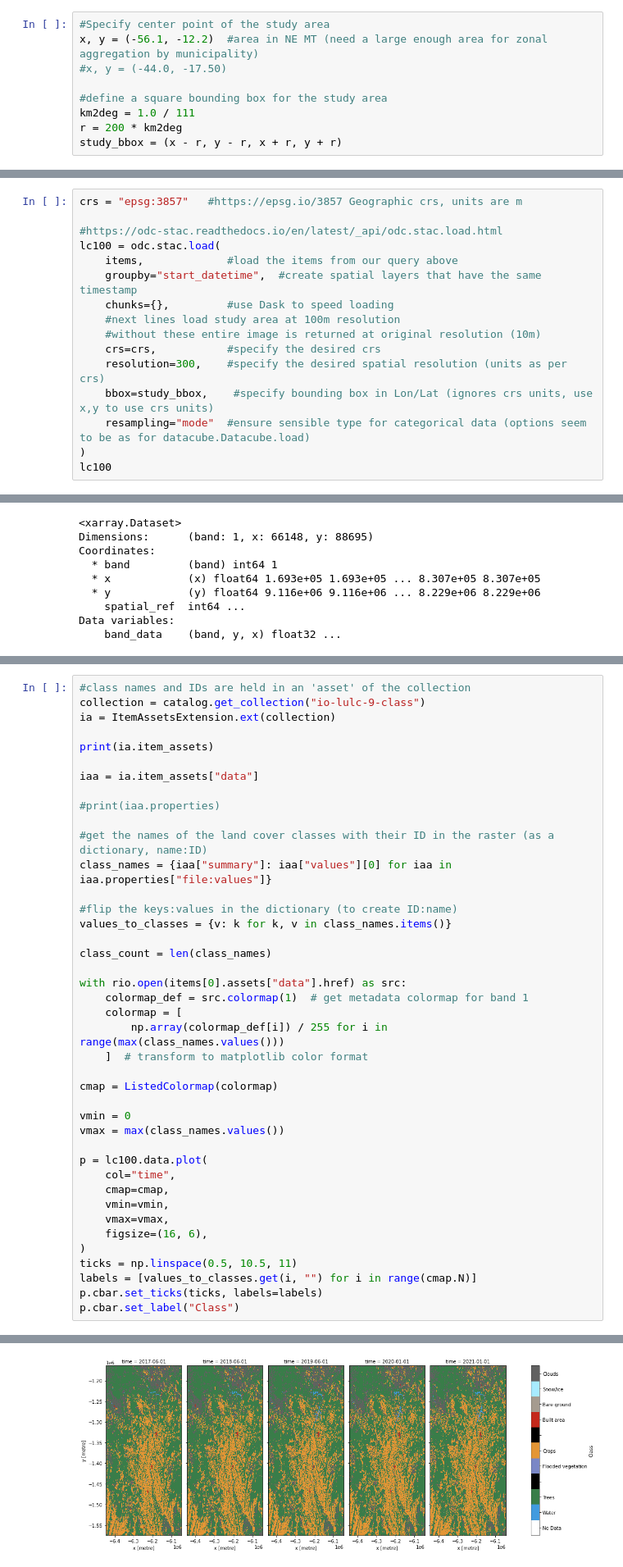
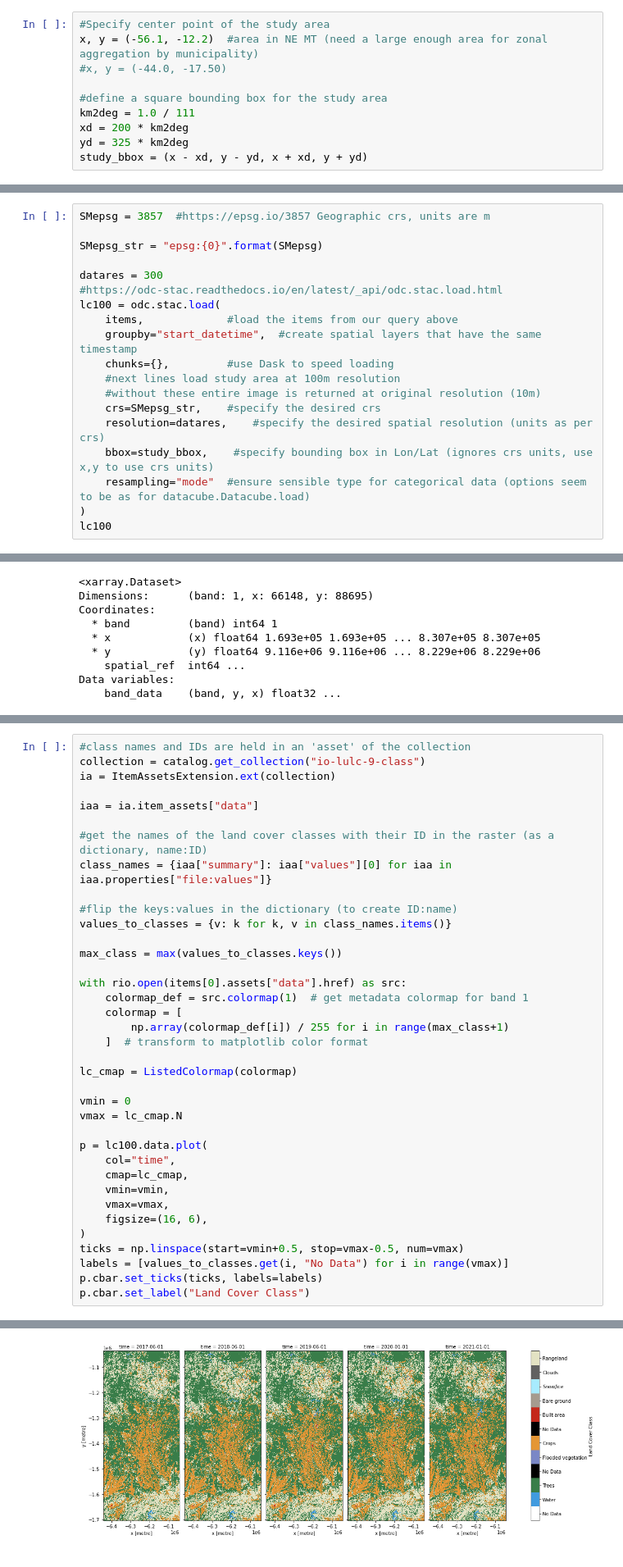
Before and after one commit to eds-book-gallery/b128b282-dee7-44a7-bc21-f1fd21452a83, a Jupyter notebook: general-exploration-landcover.ipynb, the cells around one changed output, grey strips where cells are left out. Shown at 82% size. Saved outputs shown, nothing was run; the diff lists cells and outputs as text.

```diff
--- a/general-exploration-landcover.ipynb
+++ b/general-exploration-landcover.ipynb
@@ -91,5 +88,6 @@ x, y = (-56.1, -12.2)  #area in NE MT (need a large enough area for zonal aggreg
 
 #define a square bounding box for the study area
 km2deg = 1.0 / 111
-r = 200 * km2deg
-study_bbox = (x - r, y - r, x + r, y + r)
+xd = 200 * km2deg
+yd = 325 * km2deg
+study_bbox = (x - xd, y - yd, x + xd, y + yd)
@@ -167,6 +167,9 @@ plt.show()
 # %%
-crs = "epsg:3857"   #https://epsg.io/3857 Geographic crs, units are m
+SMepsg = 3857  #https://epsg.io/3857 Geographic crs, units are m
 
+SMepsg_str = "epsg:{0}".format(SMepsg)
+
+datares = 300
 #https://odc-stac.readthedocs.io/en/latest/_api/odc.stac.load.html
 lc100 = odc.stac.load(
     items,             #load the items from our query above
@@ -174,8 +177,8 @@ lc100 = odc.stac.load(
     chunks={},         #use Dask to speed loading
     #next lines load study area at 100m resolution
     #without these entire image is returned at original resolution (10m)
-    crs=crs,           #specify the desired crs
-    resolution=300,    #specify the desired spatial resolution (units as per crs)
+    crs=SMepsg_str,    #specify the desired crs
+    resolution=datares,    #specify the desired spatial resolution (units as per crs)
     bbox=study_bbox,    #specify bounding box in Lon/Lat (ignores crs units, use x,y to use crs units)
     resampling="mode"  #ensure sensible type for categorical data (options seem to be as for datacube.Datacube.load)
 )
@@ -252,11 +257,7 @@ Data variables:
 collection = catalog.get_collection("io-lulc-9-class")
 ia = ItemAssetsExtension.ext(collection)
 
-print(ia.item_assets)
-
 iaa = ia.item_assets["data"]
-
-#print(iaa.properties)
 
 #get the names of the land cover classes with their ID in the raster (as a dictionary, name:ID)
 class_names = {iaa["summary"]: iaa["values"][0] for iaa in iaa.properties["file:values"]}
@@ -264,28 +265,28 @@ class_names = {iaa["summary"]: iaa["values"][0] for iaa in iaa.properties["file:
 #flip the keys:values in the dictionary (to create ID:name)
 values_to_classes = {v: k for k, v in class_names.items()}
 
-class_count = len(class_names)
+max_class = max(values_to_classes.keys())
 
 with rio.open(items[0].assets["data"].href) as src:
     colormap_def = src.colormap(1)  # get metadata colormap for band 1
     colormap = [
-        np.array(colormap_def[i]) / 255 for i in range(max(class_names.values()))
+        np.array(colormap_def[i]) / 255 for i in range(max_class+1)
     ]  # transform to matplotlib color format
 
-cmap = ListedColormap(colormap)
+lc_cmap = ListedColormap(colormap)
 
 vmin = 0
-vmax = max(class_names.values())
+vmax = lc_cmap.N
 
 p = lc100.data.plot(
     col="time",
-    cmap=cmap,
+    cmap=lc_cmap,
     vmin=vmin,
     vmax=vmax,
     figsize=(16, 6),
 )
-ticks = np.linspace(0.5, 10.5, 11)
-labels = [values_to_classes.get(i, "") for i in range(cmap.N)]
+ticks = np.linspace(start=vmin+0.5, stop=vmax-0.5, num=vmax)
+labels = [values_to_classes.get(i, "No Data") for i in range(vmax)]
 p.cbar.set_ticks(ticks, labels=labels)
-p.cbar.set_label("Class")
+p.cbar.set_label("Land Cover Class")
 # %% [output]
@@ -293,4 +293,4 @@ p.cbar.set_label("Class")
-[figure, old version]
+[figure, new version]
 # %% [markdown]
 <a name="section3"></a>
 ## 3. Analysing Aggregate Change
```
Also changed, not shown: parts of 58 cells of this notebook.
